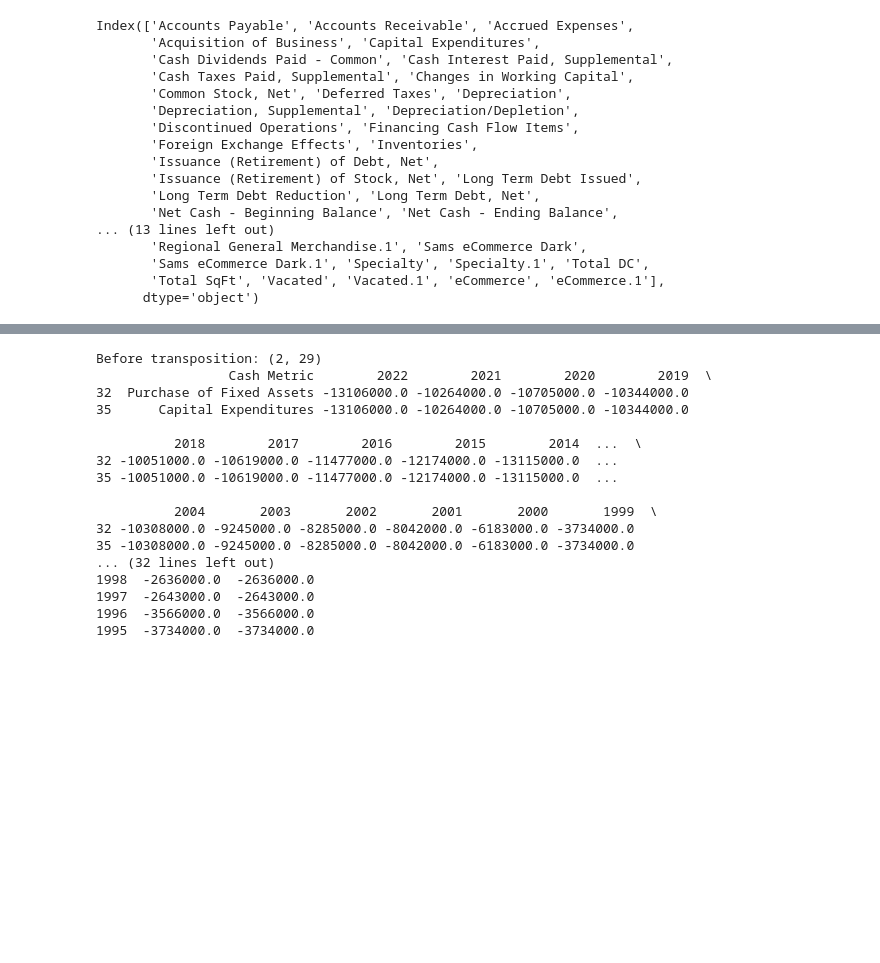
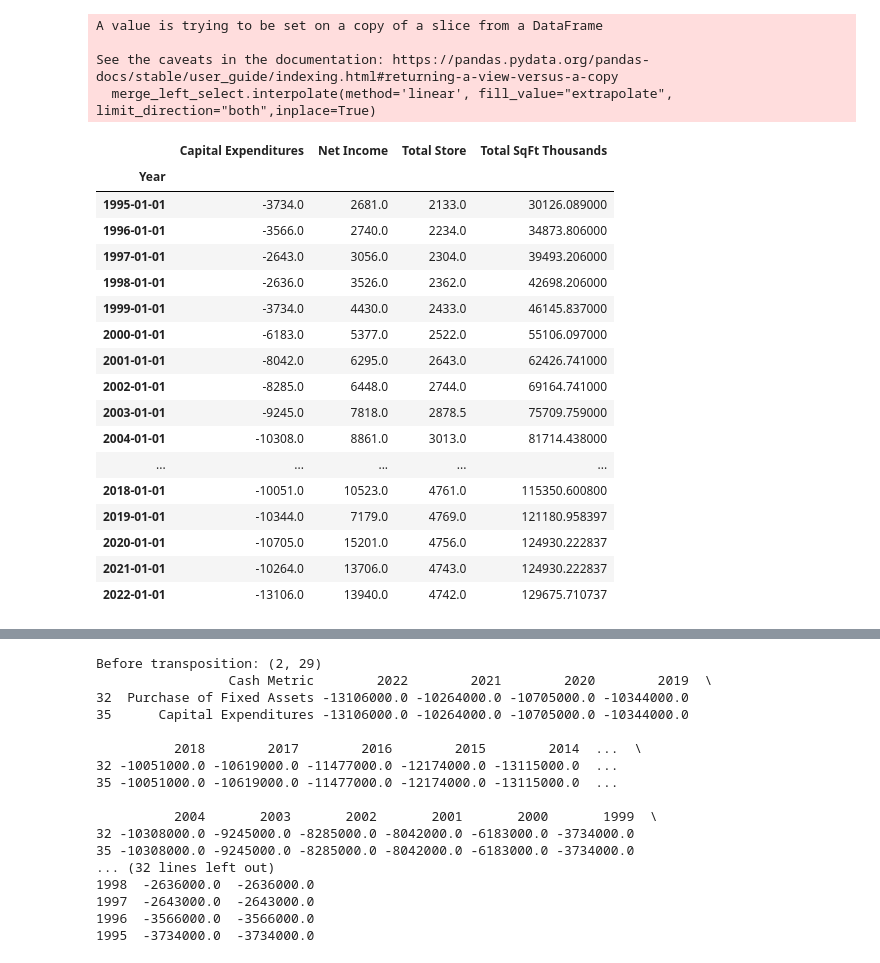
Before and after one commit to msinmalk/neighbourhood-market-expansion, a Jupyter notebook: CapExCosting.ipynb, the cells around one changed output, grey strips where cells are left out. Cells and saved outputs as stored; diff of their text form; code cells hidden in the pictures; blank space fills up the shorter version.

```diff
--- a/CapExCosting.ipynb
+++ b/CapExCosting.ipynb
@@ -293,34 +234,52 @@ plt.show()
 # %%
 import pandas as pd
 import numpy as np
 from statsmodels.stats.outliers_influence import variance_inflation_factor
 
 # Assuming 'data' is your DataFrame
 # Convert all columns to numeric, setting errors='coerce' will convert non-convertible types to NaN
 
 
 merge_inner_numeric = merge_data_inner.apply(pd.to_numeric, errors='coerce')
+merge_left_numeric = merge_data_left.apply(pd.to_numeric, errors='coerce')
+
+merge_left_numeric.index = pd.to_datetime(merge_left_select.index, format='%Y', errors='coerce')
+merge_left_numeric.interpolate(method='linear', fill_value="extrapolate", limit_direction="both",inplace=True)
+merge_left_numeric.isna().any(axis='columns')
+
+
+# merge_inner_select = merge_inner_numeric[['Capital Expenditures', 'Net Income', 'Total Store', 'Total SqFt Thousands']]
+merge_left_select = merge_left_numeric[['Capital Expenditures', 'Net Income', 'Total Store', 'Total SqFt Thousands']]
+
+merge_left_select.index = pd.to_datetime(merge_left_select.index, format='%Y', errors='coerce')
+merge_left_select.interpolate(method='linear', fill_value="extrapolate", limit_direction="both",inplace=True)
+merge_left_select.isna().any(axis='columns')
+
 # Check your data
-
-merge_inner_numeric.columns
+merge_left_select
 # %% [output]
-Index(['Accounts Payable', 'Accounts Receivable', 'Accrued Expenses',
-       'Acquisition of Business', 'Capital Expenditures',
-       'Cash Dividends Paid - Common', 'Cash Interest Paid, Supplemental',
-       'Cash Taxes Paid, Supplemental', 'Changes in Working Capital',
-       'Common Stock, Net', 'Deferred Taxes', 'Depreciation',
-       'Depreciation, Supplemental', 'Depreciation/Depletion',
-       'Discontinued Operations', 'Financing Cash Flow Items',
-       'Foreign Exchange Effects', 'Inventories',
-       'Issuance (Retirement) of Debt, Net',
-       'Issuance (Retirement) of Stock, Net', 'Long Term Debt Issued',
-       'Long Term Debt Reduction', 'Long Term Debt, Net',
-       'Net Cash - Beginning Balance', 'Net Cash - Ending Balance',
-... (13 lines left out)
-       'Regional General Merchandise.1', 'Sams eCommerce Dark',
-       'Sams eCommerce Dark.1', 'Specialty', 'Specialty.1', 'Total DC',
-       'Total SqFt', 'Vacated', 'Vacated.1', 'eCommerce', 'eCommerce.1'],
-      dtype='object')
+A value is trying to be set on a copy of a slice from a DataFrame
+
+See the caveats in the documentation: https://pandas.pydata.org/pandas-docs/stable/user_guide/indexing.html#returning-a-view-versus-a-copy
+  merge_left_select.interpolate(method='linear', fill_value="extrapolate", limit_direction="both",inplace=True)
+|  | Capital Expenditures | Net Income | Total Store | Total SqFt Thousands |
+| Year |  |  |  |  |
+| 1995-01-01 | -3734.0 | 2681.0 | 2133.0 | 30126.089000 |
+| 1996-01-01 | -3566.0 | 2740.0 | 2234.0 | 34873.806000 |
+| 1997-01-01 | -2643.0 | 3056.0 | 2304.0 | 39493.206000 |
+| 1998-01-01 | -2636.0 | 3526.0 | 2362.0 | 42698.206000 |
+| 1999-01-01 | -3734.0 | 4430.0 | 2433.0 | 46145.837000 |
+| 2000-01-01 | -6183.0 | 5377.0 | 2522.0 | 55106.097000 |
+| 2001-01-01 | -8042.0 | 6295.0 | 2643.0 | 62426.741000 |
+| 2002-01-01 | -8285.0 | 6448.0 | 2744.0 | 69164.741000 |
+| 2003-01-01 | -9245.0 | 7818.0 | 2878.5 | 75709.759000 |
+| 2004-01-01 | -10308.0 | 8861.0 | 3013.0 | 81714.438000 |
+| ... | ... | ... | ... | ... |
+| 2018-01-01 | -10051.0 | 10523.0 | 4761.0 | 115350.600800 |
+| 2019-01-01 | -10344.0 | 7179.0 | 4769.0 | 121180.958397 |
+| 2020-01-01 | -10705.0 | 15201.0 | 4756.0 | 124930.222837 |
+| 2021-01-01 | -10264.0 | 13706.0 | 4743.0 | 124930.222837 |
+| 2022-01-01 | -13106.0 | 13940.0 | 4742.0 | 129675.710737 |
 # %%
 import seaborn as sns
 import matplotlib.pyplot as plt
```
Also changed, not shown: parts of 9 cells of this notebook, 1 other file.
